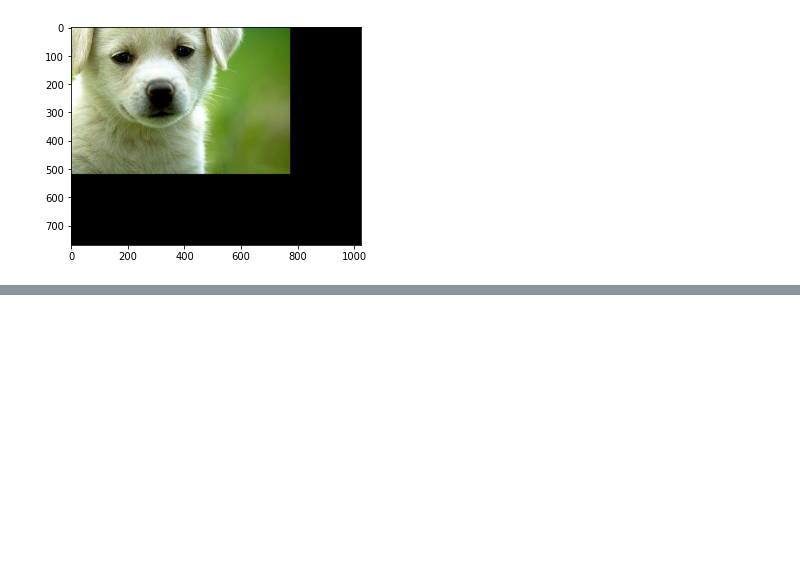
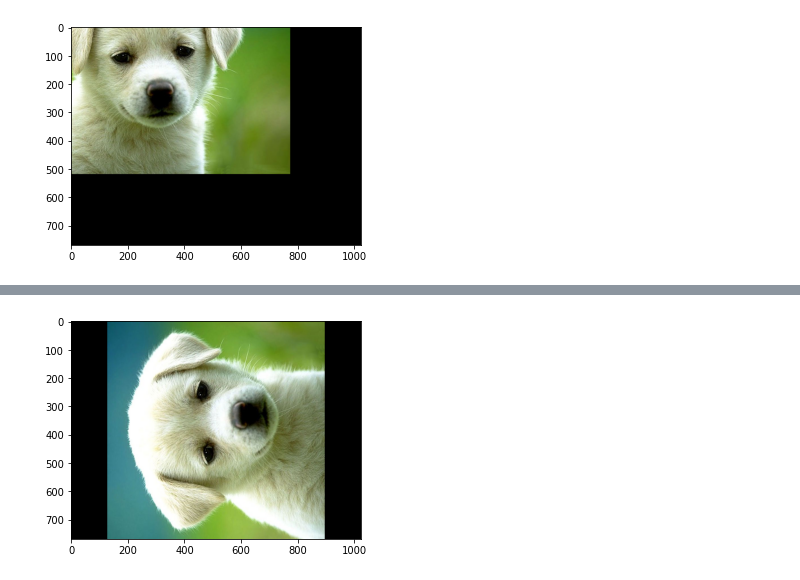
Before and after one commit to lokeshkumarn/OpenCV, a Jupyter notebook: OpenCV_Basics.ipynb, the cells around one changed output, grey strips where cells are left out. Saved outputs shown, nothing was run; the diff lists cells and outputs as text; code cells hidden in the pictures; blank space fills up the shorter version.

```diff
--- a/OpenCV_Basics.ipynb
+++ b/OpenCV_Basics.ipynb
@@ -178,0 +200,4 @@ show_cv2(shifted_up_left)
+# %%
+show_cv2(imutils.rotate(tmp_image, 90)) #rotate 90 deg
+# %% [output]
+[figure, added]
```
Also changed, not shown: parts of 5 cells of this notebook.
